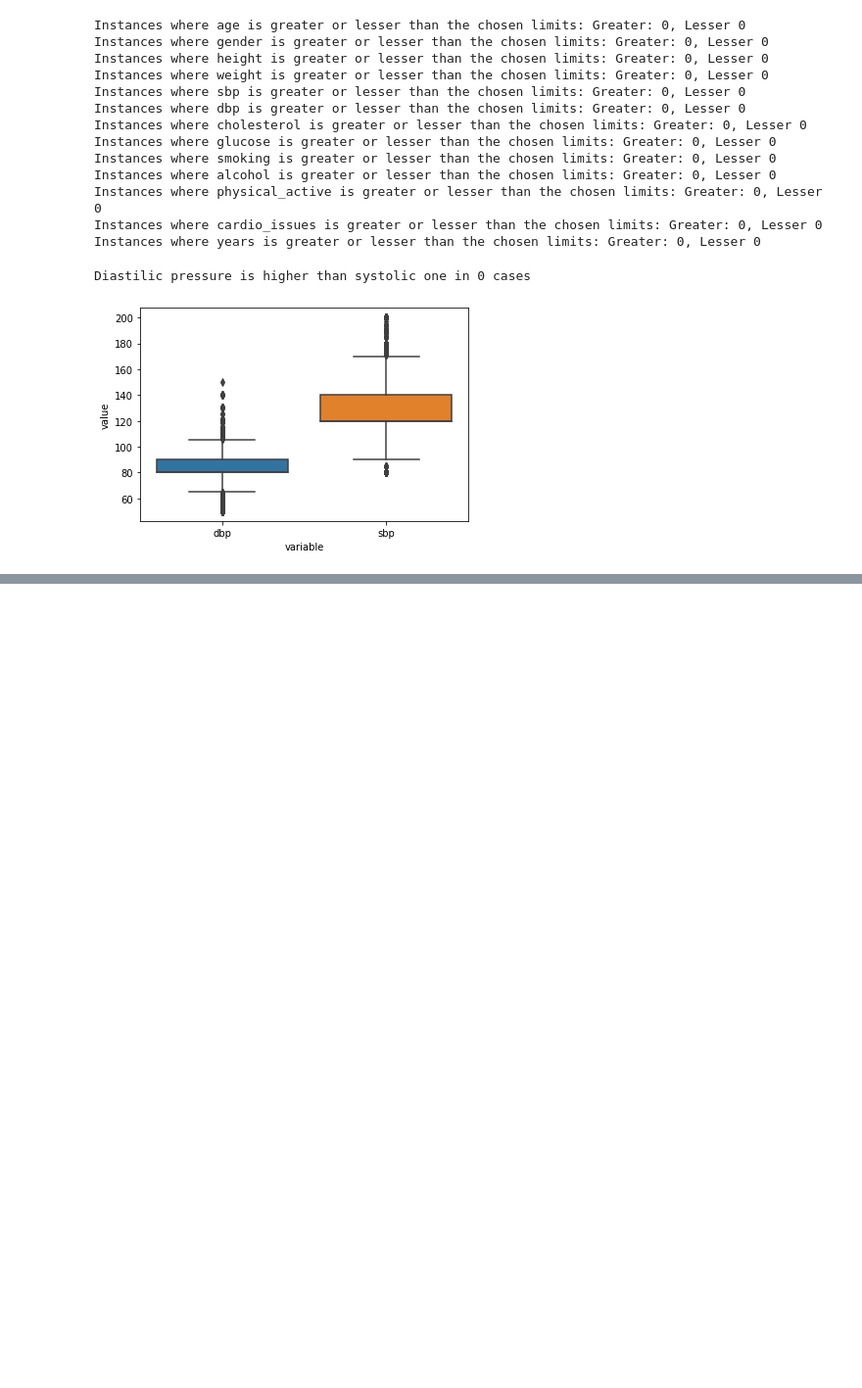
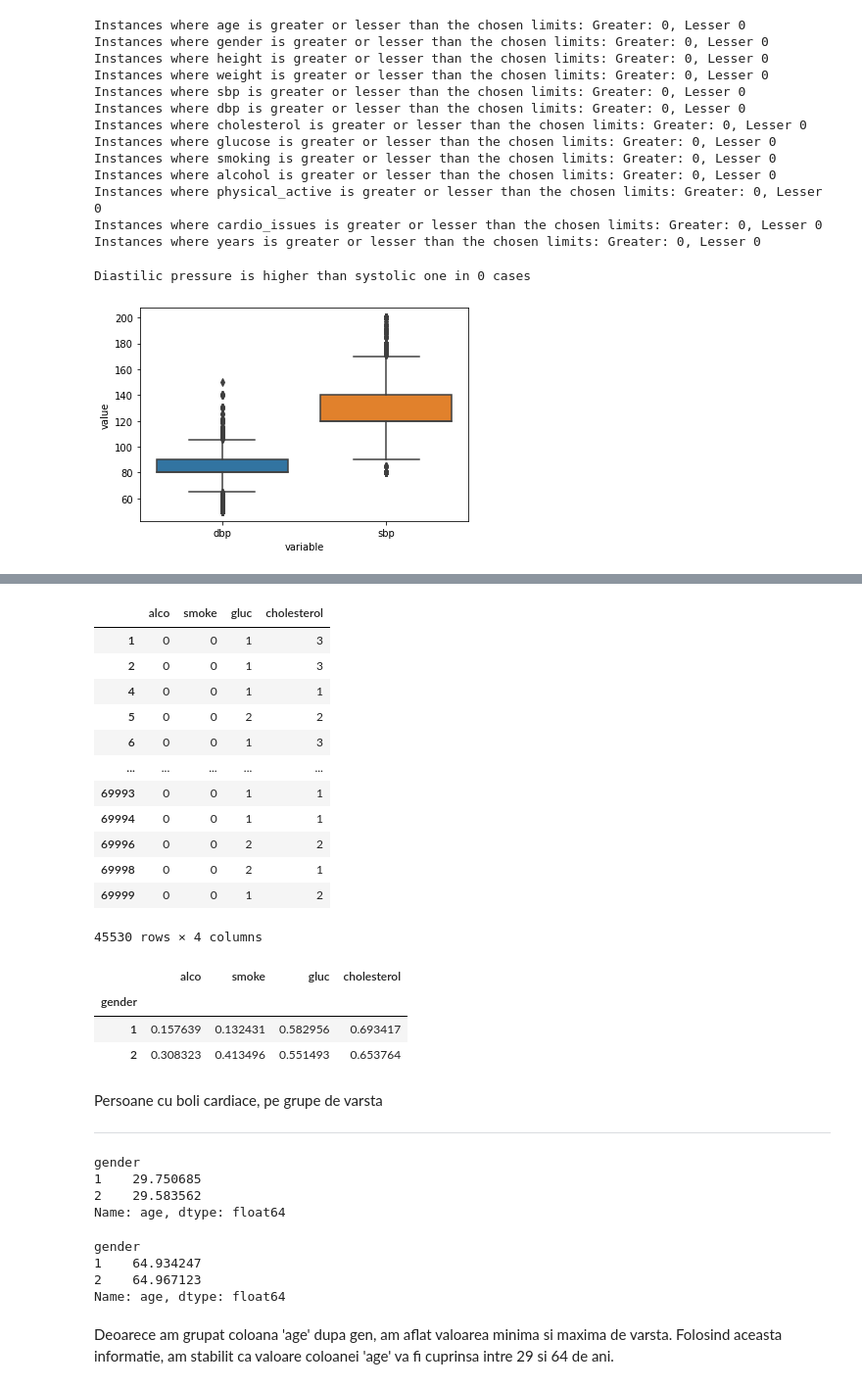
Before and after one commit to bojiix/RAM-OSI-BAN-AI, a Jupyter notebook: SDP_team_project_Group9.ipynb, the cells around one changed output, grey strips where cells are left out. Shown at 98% size. Saved outputs shown, nothing was run; the diff lists cells and outputs as text; code cells hidden in the pictures; blank space fills up the shorter version.

```diff
--- a/SDP_team_project_Group9.ipynb
+++ b/SDP_team_project_Group9.ipynb
@@ -378,0 +420,44 @@ data.describe()
+# %%
+gender_stats.filter(lambda x: x['alco'].mean() > x['smoke'].mean())
+# %% [output]
+|  | alco | smoke | gluc | cholesterol |
+| 1 | 0 | 0 | 1 | 3 |
+| 2 | 0 | 0 | 1 | 3 |
+| 4 | 0 | 0 | 1 | 1 |
+| 5 | 0 | 0 | 2 | 2 |
+| 6 | 0 | 0 | 1 | 3 |
+| ... | ... | ... | ... | ... |
+| 69993 | 0 | 0 | 1 | 1 |
+| 69994 | 0 | 0 | 1 | 1 |
+| 69996 | 0 | 0 | 2 | 2 |
+| 69998 | 0 | 0 | 2 | 1 |
+| 69999 | 0 | 0 | 1 | 2 |
+45530 rows × 4 columns
+# %%
+gender_stats.agg({'alco': 'std', 'smoke': 'std','gluc':'std','cholesterol':'std'})
+# %% [output]
+|  | alco | smoke | gluc | cholesterol |
+| gender |  |  |  |  |
+| 1 | 0.157639 | 0.132431 | 0.582956 | 0.693417 |
+| 2 | 0.308323 | 0.413496 | 0.551493 | 0.653764 |
+# %% [markdown]
+
+Persoane cu boli cardiace, pe grupe de varsta
+
+---
+# %%
+df.groupby('gender')['age'].min()/365
+# %% [output]
+gender
+1    29.750685
+2    29.583562
+Name: age, dtype: float64
+# %%
+df.groupby('gender')['age'].max()/365
+# %% [output]
+gender
+1    64.934247
+2    64.967123
+Name: age, dtype: float64
+# %% [markdown]
+Deoarece am grupat coloana 'age' dupa gen, am aflat valoarea minima si maxima de varsta. Folosind aceasta informatie, am stabilit ca valoare coloanei 'age' va fi cuprinsa intre 29 si 64 de ani.
```
Also changed, not shown: parts of 20 cells of this notebook.
